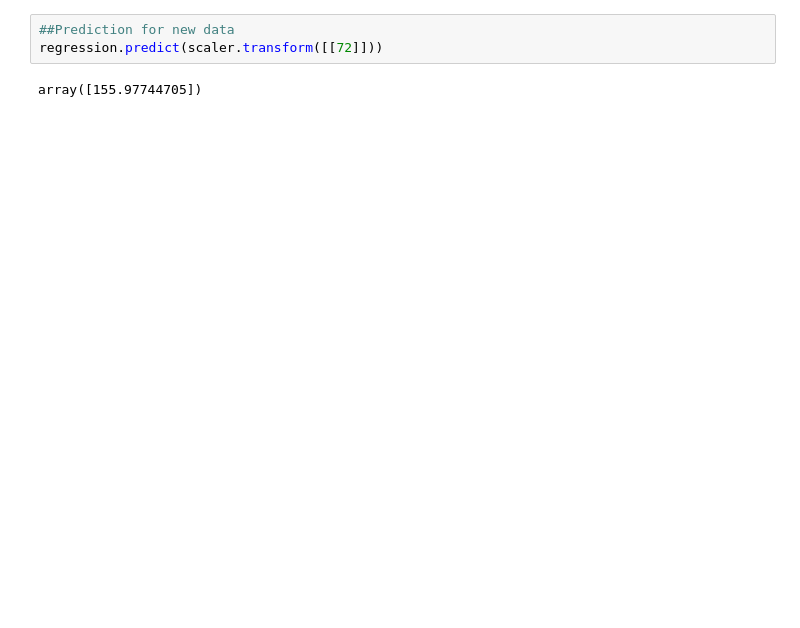
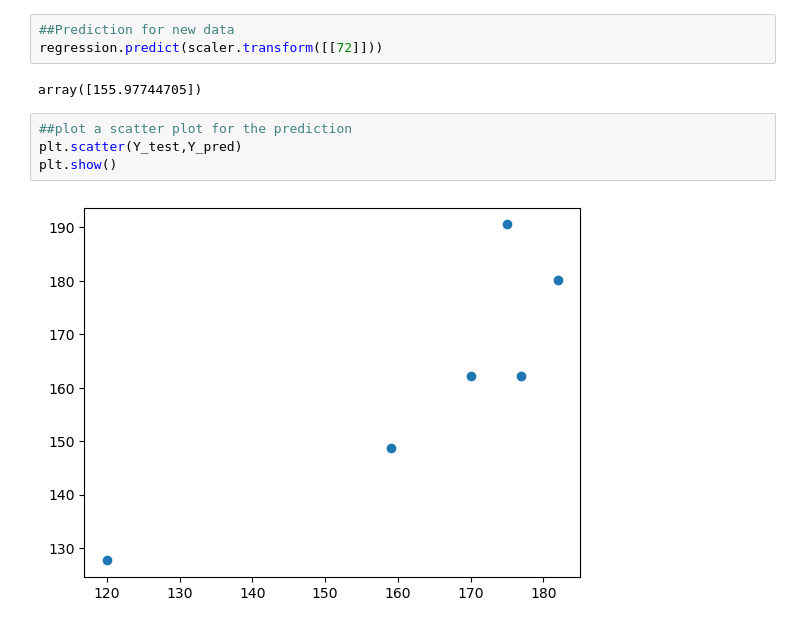
Before and after one commit to Archies-Singh/Linear-Regression, a Jupyter notebook: simple_linear_regression.ipynb, the cells around one changed output. Drawn from its saved outputs; the diff is of its cells as text; blank space fills up the shorter version.

```diff
--- a/simple_linear_regression.ipynb
+++ b/simple_linear_regression.ipynb
@@ -194,3 +194,9 @@ Notes:
 regression.predict(scaler.transform([[72]]))
 # %% [output]
 array([155.97744705])
+# %%
+##plot a scatter plot for the prediction
+plt.scatter(Y_test,Y_pred)
+plt.show()
+# %% [output]
+[figure, added]
```
Also changed, not shown: parts of 4 cells of this notebook.
